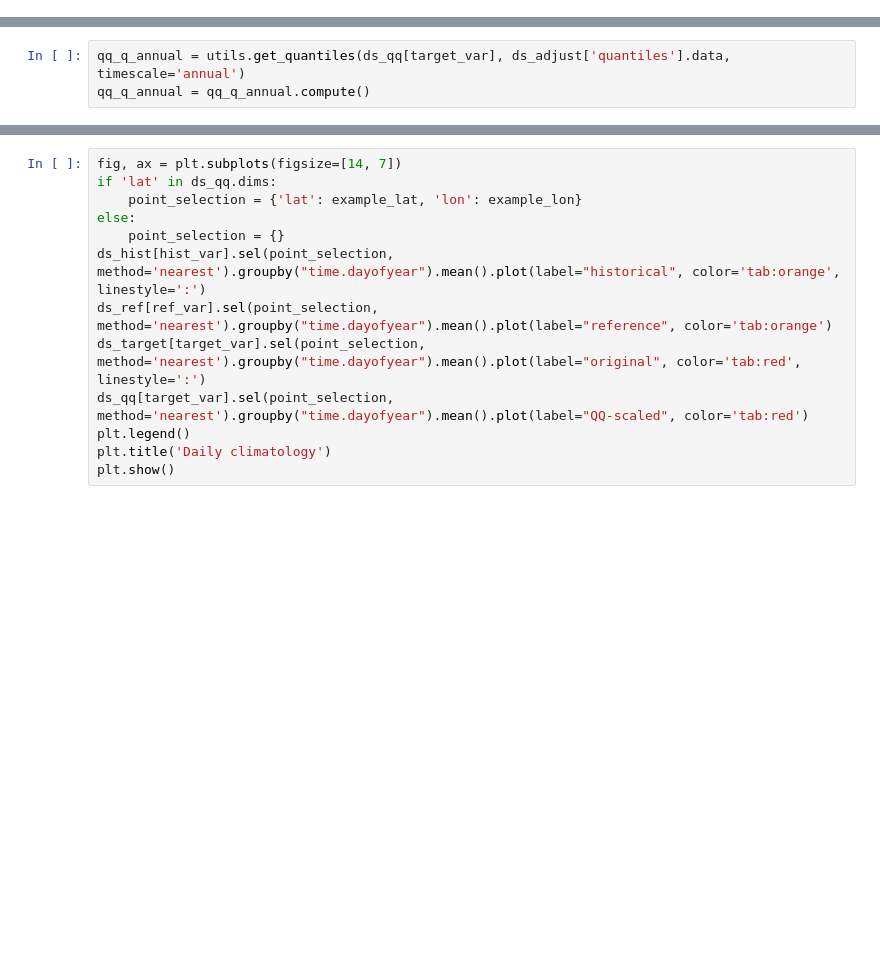
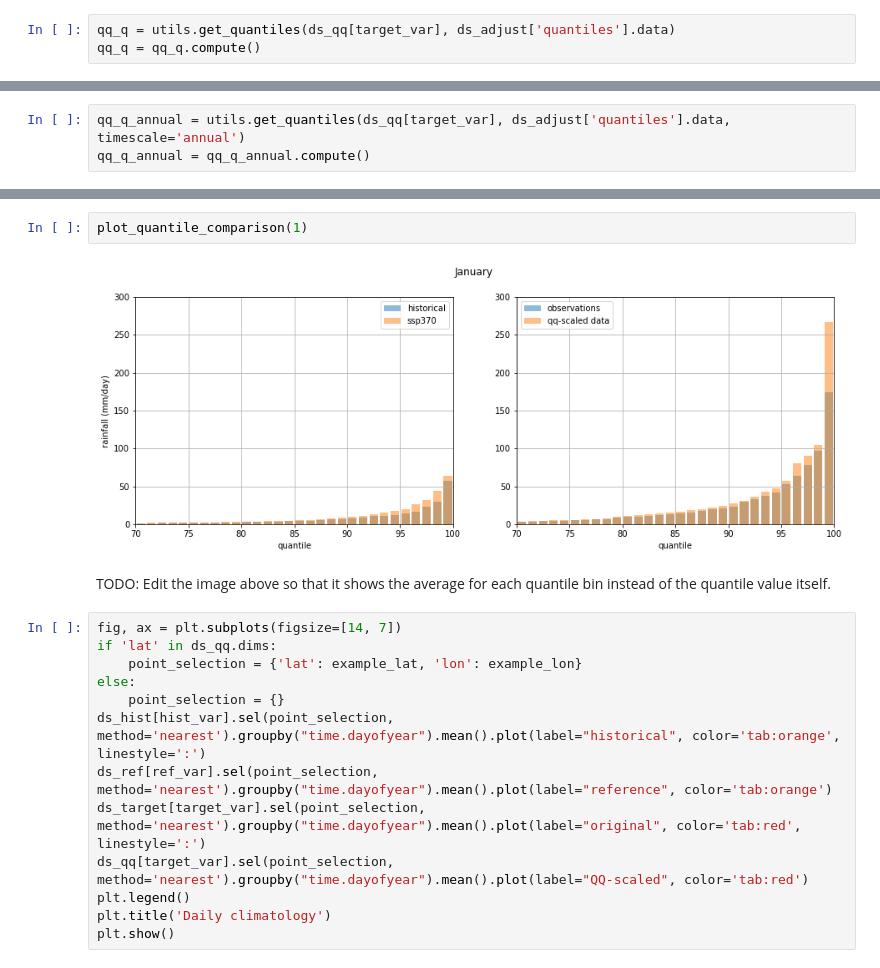
Before and after one commit to AusClimateService/qqscale, a Jupyter notebook: example_validation/pr-qdc-multiplicative-monthly-ssr-infileq_day_AGCD-ACCESS-ESM1-5_ssp370_r1i1p1f1_20350101-20641231.ipynb, the cells around one changed output, grey strips where cells are left out. Cells and saved outputs as stored; diff of their text form; blank space fills up the shorter version.

Commit message:
Playing around with quantiles

```diff
--- a/example_validation/pr-qdc-multiplicative-monthly-ssr-infileq_day_AGCD-ACCESS-ESM1-5_ssp370_r1i1p1f1_20350101-20641231.ipynb
+++ b/example_validation/pr-qdc-multiplicative-monthly-ssr-infileq_day_AGCD-ACCESS-ESM1-5_ssp370_r1i1p1f1_20350101-20641231.ipynb
@@ -231,6 +274,9 @@ To avoid creating the large chunks, set the option
 target_q = target_q.compute()
 # %%
 ds_qq = xr.open_dataset(qq_file)
+# %%
+qq_q = utils.get_quantiles(ds_qq[target_var], ds_adjust['quantiles'].data)
+qq_q = qq_q.compute()
 # %%
 lat_min_qq = ds_qq['lat'].values.min()
 lat_max_qq = ds_qq['lat'].values.max()
@@ -578,3 +873,9 @@ plt.show()
+# %%
+plot_quantile_comparison(1)
+# %% [output]
+[figure, added]
+# %% [markdown]
+TODO: Edit the image above so that it shows the average for each quantile bin instead of the quantile value itself.
 # %%
 fig, ax = plt.subplots(figsize=[14, 7])
 if 'lat' in ds_qq.dims:
```
Also changed, not shown: parts of 27 cells of this notebook.
